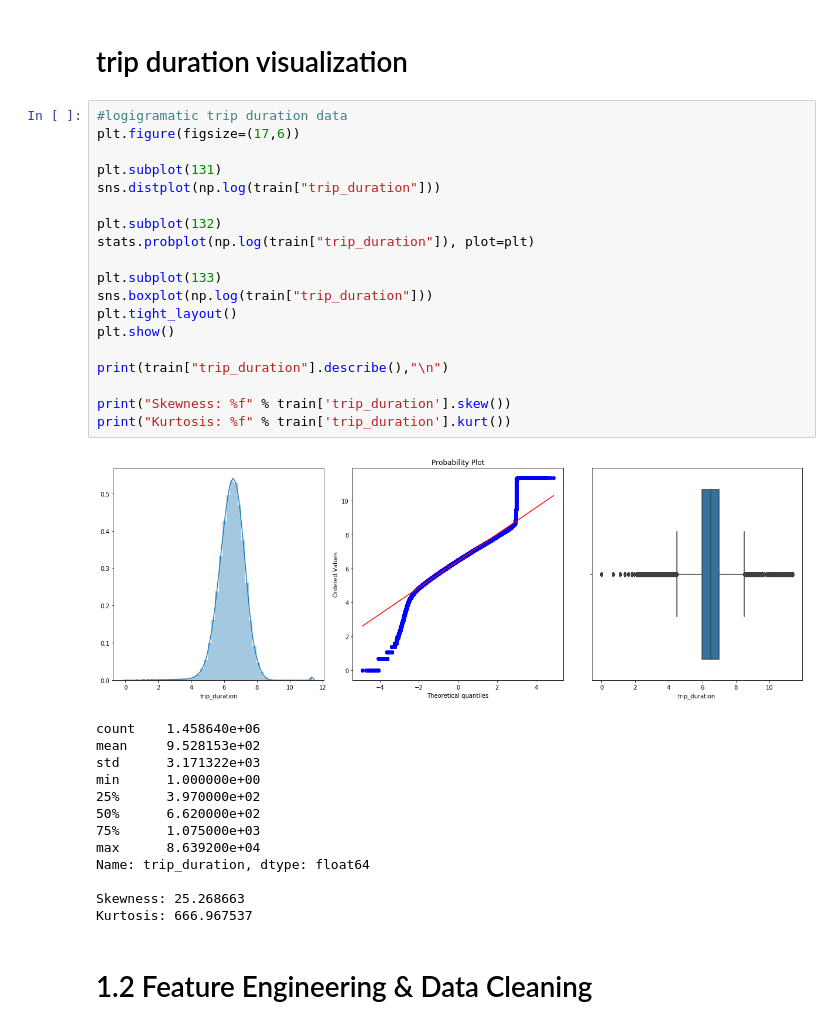
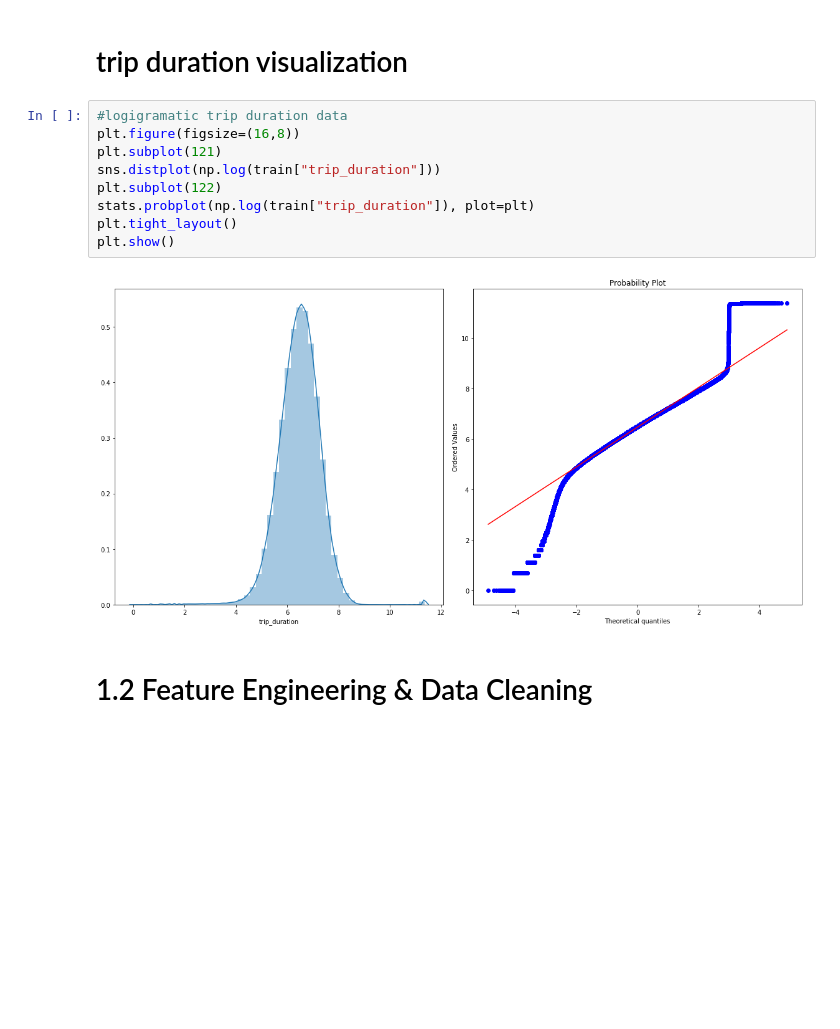
Before and after one commit to jungi21cc/taxi, a Jupyter notebook: JK/taxi_V5.0.ipynb, the cells around one changed output. Drawn from its saved outputs; the diff is of its cells as text; blank space fills up the shorter version.

Commit message:
taxi complete version except visualization

```diff
--- a/JK/taxi_V5.0.ipynb
+++ b/JK/taxi_V5.0.ipynb
@@ -217,37 +217,15 @@ after  drop :  1458640
 # trip duration visualization
 # %%
 #logigramatic trip duration data
-plt.figure(figsize=(17,6))
-
-plt.subplot(131)
+plt.figure(figsize=(16,8))
+plt.subplot(121)
 sns.distplot(np.log(train["trip_duration"]))
-
-plt.subplot(132)
+plt.subplot(122)
 stats.probplot(np.log(train["trip_duration"]), plot=plt)
-
-plt.subplot(133)
-sns.boxplot(np.log(train["trip_duration"]))
 plt.tight_layout()
 plt.show()
-
-print(train["trip_duration"].describe(),"\n")
-
-print("Skewness: %f" % train['trip_duration'].skew())
-print("Kurtosis: %f" % train['trip_duration'].kurt())
 # %% [output]
-[figure, old version]
+[figure, new version]
-count    1.458640e+06
-mean     9.528153e+02
-std      3.171322e+03
-min      1.000000e+00
-25%      3.970000e+02
-50%      6.620000e+02
-75%      1.075000e+03
-max      8.639200e+04
-Name: trip_duration, dtype: float64
-
-Skewness: 25.268663
-Kurtosis: 666.967537
 # %% [markdown]
 # 1.2 Feature Engineering & Data Cleaning
 # %% [markdown]
```
Also changed, not shown: parts of 5 cells of this notebook.
